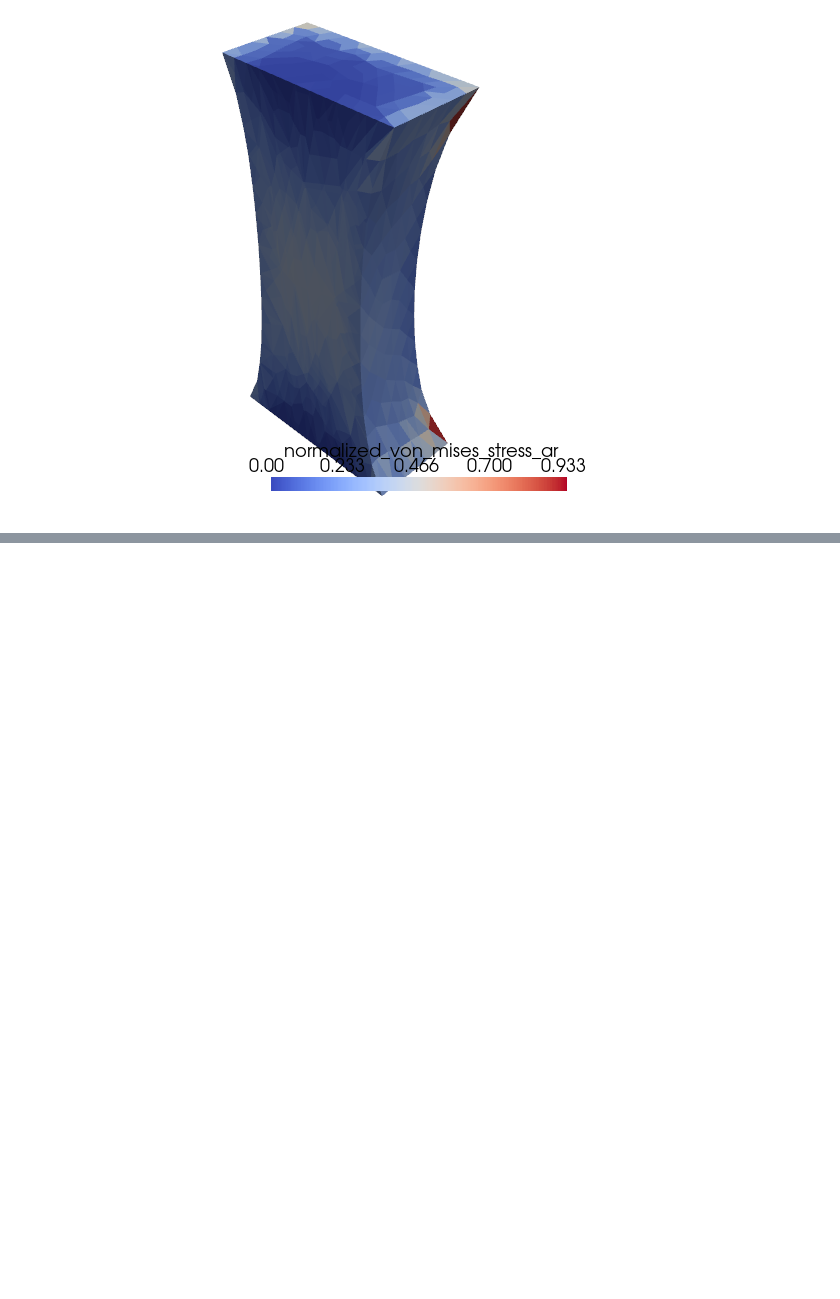
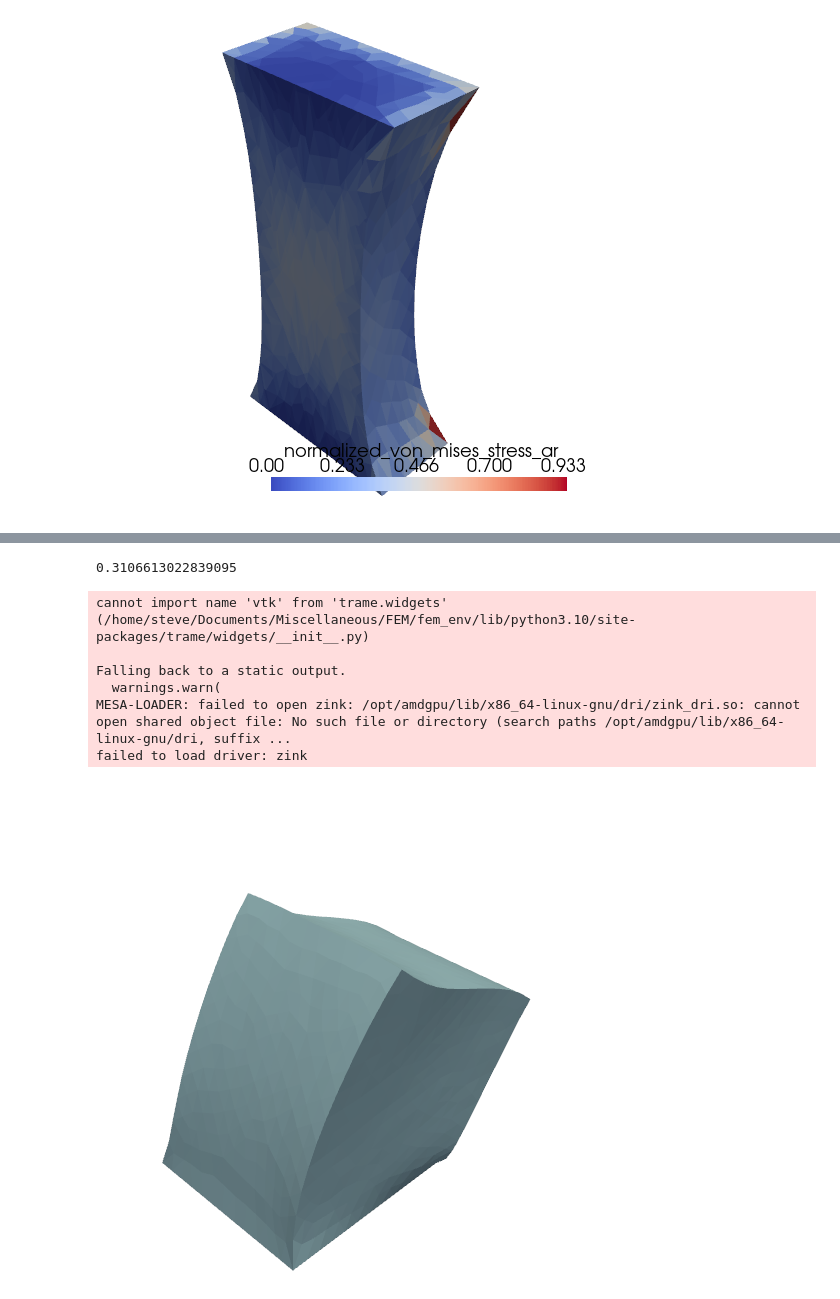
Before and after one commit to SteveRunser/fem, a Jupyter notebook: 5_3d_linear_elastic_solid.ipynb, the cells around one changed output, grey strips where cells are left out. Drawn from its saved outputs; the diff is of its cells as text; code cells hidden in the pictures; blank space fills up the shorter version.

Commit message:
added static case 2

```diff
--- a/5_3d_linear_elastic_solid.ipynb
+++ b/5_3d_linear_elastic_solid.ipynb
@@ -1459,0 +1476,58 @@ failed to load driver: zink
+# %%
+# Get the faces located at the top of the mesh
+top_boundary_face_ar = face_ar[top_boundary_face_mask]
+
+# Create a traction vector that is orthogonal to the normal of the top boundary faces
+global_traction_vector_ar = np.zeros((n_vertices, 3))
+traction_force_amplitude = 1e3
+
+global_traction_vector_ar[top_boundary_face_ar[:, 0], 0] = traction_force_amplitude
+global_traction_vector_ar[top_boundary_face_ar[:, 1], 0] = traction_force_amplitude
+global_traction_vector_ar[top_boundary_face_ar[:, 2], 0] = traction_force_amplitude
+global_traction_vector_ar = global_traction_vector_ar.flatten()
+
+# Compute the generalized traction force vector
+generalized_traction_forces = global_traction_force_matrix.dot(global_traction_vector_ar)
+
+# Set the displacement of the bottom points to (0,0,0)
+extended_bottom_point_mask = np.repeat(bottom_point_mask, 3)
+
+# Remove all the rows and columns corresponding to the bottom points from the global stiffness matrix
+global_stiffness_matrix_with_BC = global_stiffness_matrix.tocsr()
+global_stiffness_matrix_with_BC = global_stiffness_matrix_with_BC[~extended_bottom_point_mask, :][:, ~extended_bottom_point_mask]
+
+#Remove the corresponding rows from the right-hand side vector
+generalized_traction_forces_with_BC = generalized_traction_forces[~extended_bottom_point_mask]
+
+# Compute the displacement field
+displacement_field_ar = np.zeros(n_vertices * 3)
+displacement_field_ar[~extended_bottom_point_mask] = spsolve(global_stiffness_matrix_with_BC, -generalized_traction_forces_with_BC)
+
+print(displacement_field_ar.max())
+
+# Compute the new point coordinates in the deformed configuration
+def_point_ar = point_ar + displacement_field_ar.reshape(-1, 3)
+
+# Convert the mesh to a vtkUnstructuredGrid object
+def_u_grid = convert_mesh_to_ugrid(def_point_ar, cell_ar)
+
+# Transform the vtk_unstructured_grid to a pyvista mesh
+pv_def_mesh = pv.wrap(def_u_grid)
+
+pv.save_meshio("deformed_mesh.vtu", pv_def_mesh)
+
+
+# Create a plotter for Jupyter Notebooks
+pv.start_xvfb()  # Needed for some environments (e.g., remote servers)
+plotter = pv.Plotter(notebook=True, window_size=(500, 500))
+plotter.add_mesh(pv_def_mesh)
+plotter.show()
+# %% [output]
+0.3106613022839095
+cannot import name 'vtk' from 'trame.widgets' (/home/steve/Documents/Miscellaneous/FEM/fem_env/lib/python3.10/site-packages/trame/widgets/__init__.py)
+
+Falling back to a static output.
+  warnings.warn(
+MESA-LOADER: failed to open zink: /opt/amdgpu/lib/x86_64-linux-gnu/dri/zink_dri.so: cannot open shared object file: No such file or directory (search paths /opt/amdgpu/lib/x86_64-linux-gnu/dri, suffix ...
+failed to load driver: zink
+[figure, added]
```
Also changed, not shown: parts of 2 cells of this notebook.
